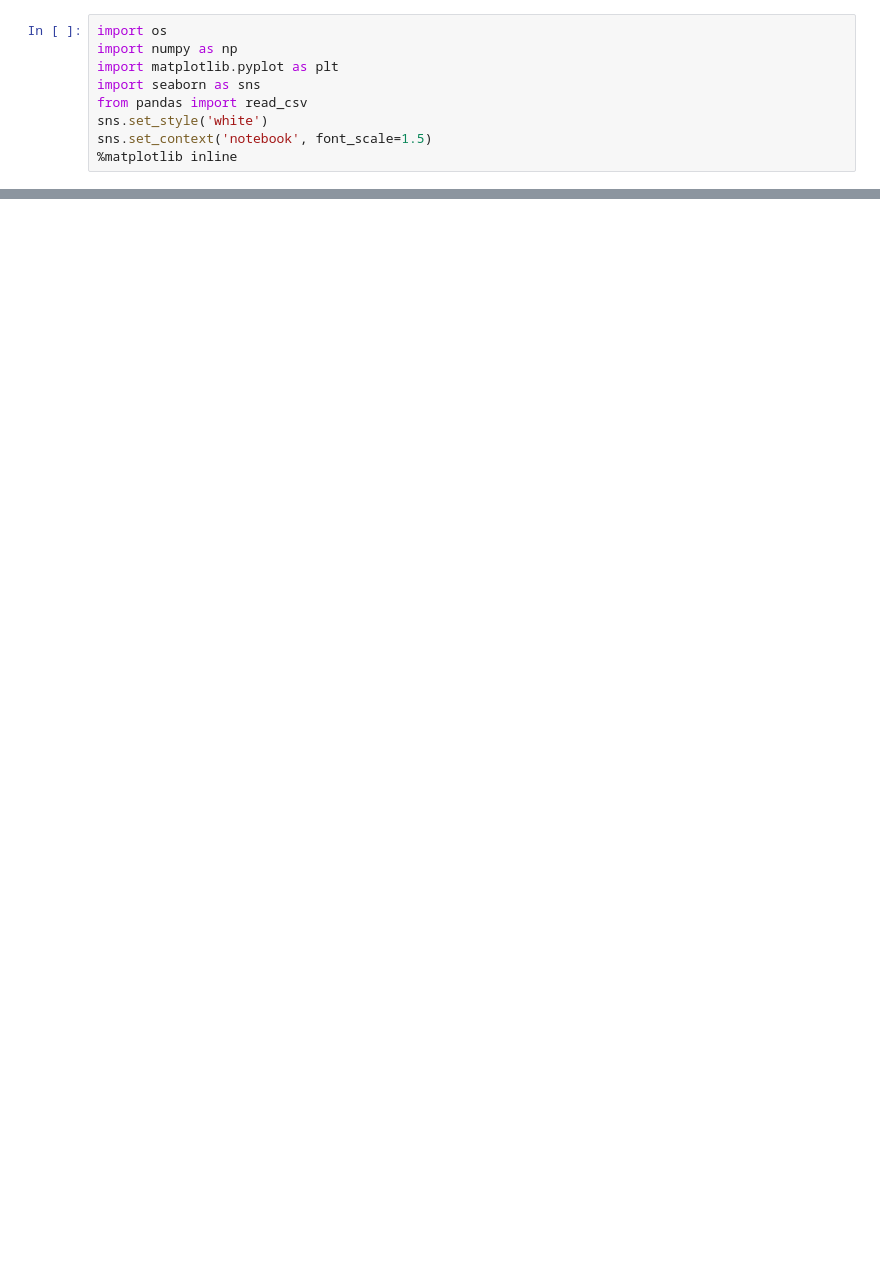
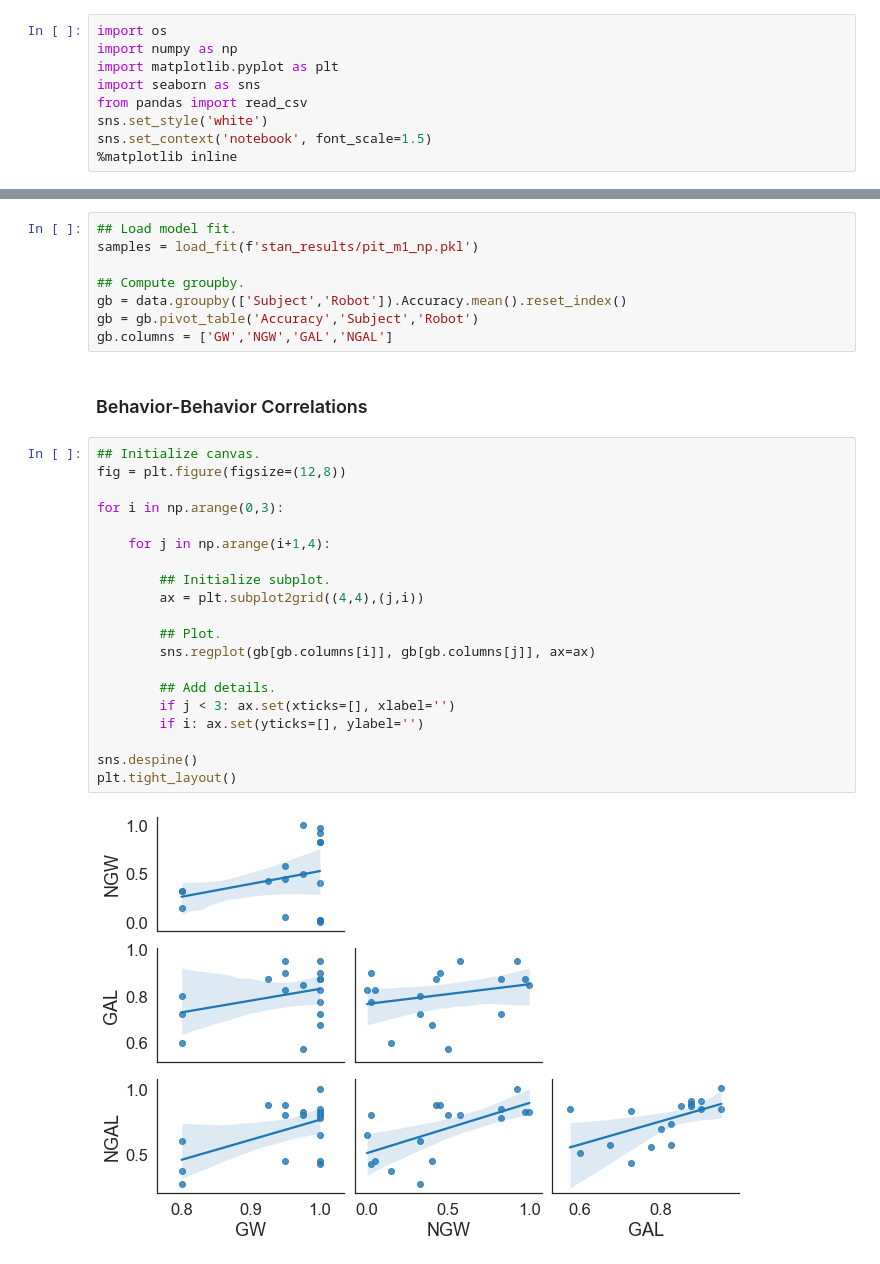
Before and after one commit to nivlab/RobotFactory, a Jupyter notebook: notebooks/03_Pilot/03_Modeling.ipynb, the cells around one changed output, grey strips where cells are left out. Saved outputs shown, nothing was run; the diff lists cells and outputs as text; blank space fills up the shorter version.

```diff
--- a/notebooks/03_Pilot/03_Modeling.ipynb
+++ b/notebooks/03_Pilot/03_Modeling.ipynb
@@ -119,0 +155,32 @@ So, as an FYI, if you're still planning on piloting tomorrow: I've been modeling
+# %%
+## Load model fit.
+samples = load_fit(f'stan_results/pit_m1_np.pkl')
+
+## Compute groupby.
+gb = data.groupby(['Subject','Robot']).Accuracy.mean().reset_index()
+gb = gb.pivot_table('Accuracy','Subject','Robot')
+gb.columns = ['GW','NGW','GAL','NGAL']
+# %% [markdown]
+### Behavior-Behavior Correlations
+# %%
+## Initialize canvas.
+fig = plt.figure(figsize=(12,8))
+
+for i in np.arange(0,3):
+
+    for j in np.arange(i+1,4):
+
+        ## Initialize subplot.
+        ax = plt.subplot2grid((4,4),(j,i))
+
+        ## Plot.
+        sns.regplot(gb[gb.columns[i]], gb[gb.columns[j]], ax=ax)
+
+        ## Add details.
+        if j < 3: ax.set(xticks=[], xlabel='')
+        if i: ax.set(yticks=[], ylabel='')
+
+sns.despine()
+plt.tight_layout()
+# %% [output]
+[figure, added]
```
Also changed, not shown: parts of 19 cells of this notebook, 7 other files.
